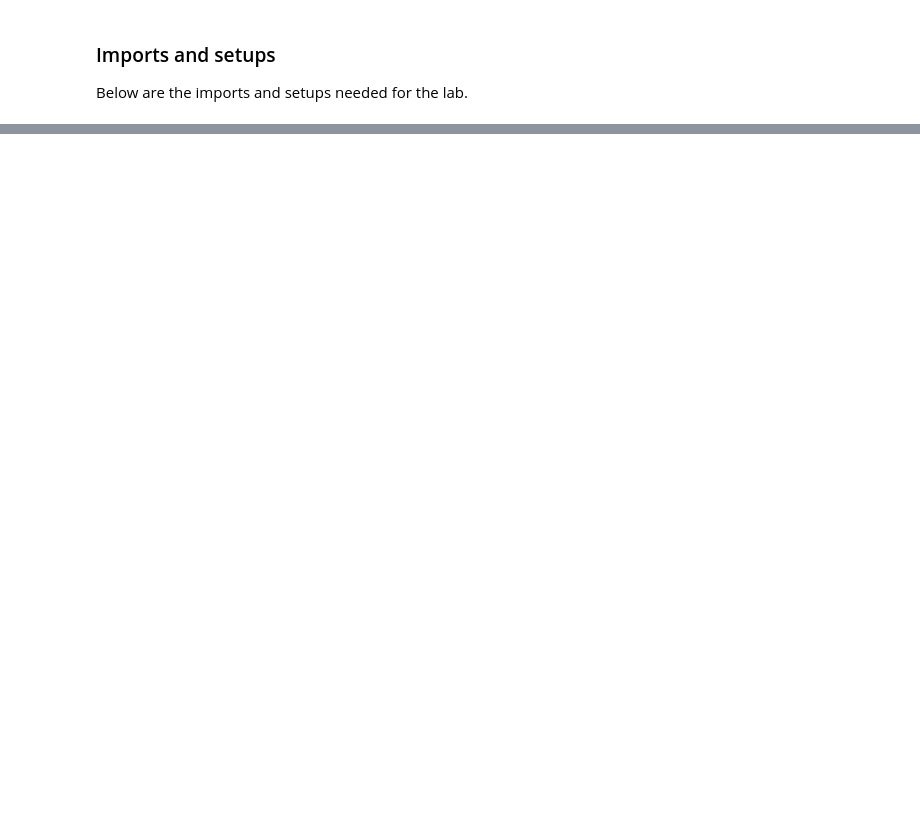
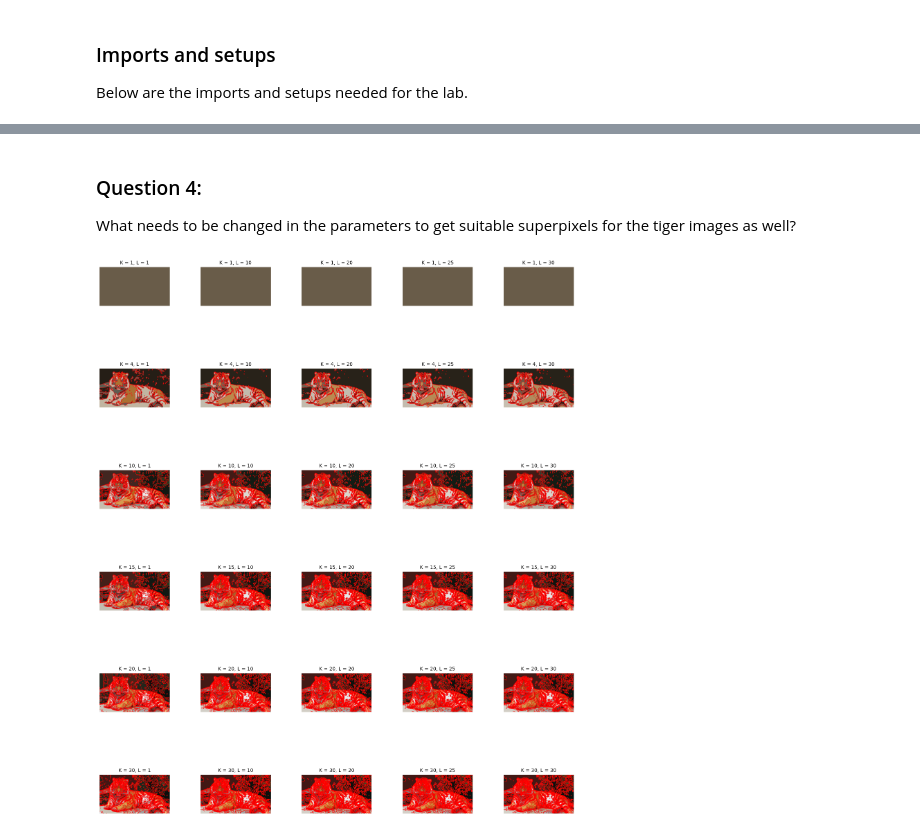
Before and after one commit to RakinAli/Computer-Vision-course, a Jupyter notebook: Labs/Lab 3/Rakin/main.ipynb, the cells around one changed output, grey strips where cells are left out. Saved outputs shown, nothing was run; the diff lists cells and outputs as text; code cells hidden in the pictures; blank space fills up the shorter version.

```diff
--- a/Labs/Lab 3/Rakin/main.ipynb
+++ b/Labs/Lab 3/Rakin/main.ipynb
@@ -58,0 +233,47 @@ Create a function in python that implements the K-means clustering algorithm.
+# %% [markdown]
+### Question 4:
+What needs to be changed in the parameters to get suitable superpixels for the tiger images as well?
+# %%
+def q4():
+    K = [1, 4, 10, 15, 20, 30]  # number of clusters used
+    L = [1, 10, 20, 25, 30]  # number of iterations
+    seed = 14  # seed used for random initialization
+    scale_factor = 0.5  # image downscale factor
+    image_sigma = 1.0  # image preblurring scale
+    image_list = []
+
+    img = Image.open("Images-jpg/tiger1.jpg")
+    img = img.resize((int(img.size[0] * scale_factor), int(img.size[1] * scale_factor)))
+
+    h = ImageFilter.GaussianBlur(image_sigma)
+    I = np.asarray(img.filter(ImageFilter.GaussianBlur(image_sigma))).astype(np.float32)
+
+    for K_values in K:
+        for L_values in L:
+            segmentation, centers = kmeans_segm(I, K_values, L_values, seed)
+            Inew = mean_segments(I, segmentation)
+            if True:
+                Inew = overlay_bounds(Inew, segmentation)
+                input_image = Image.fromarray(Inew.astype(np.ubyte))
+            image_list.append(input_image)
+
+    # Improved plot layout
+    fig, axs = plt.subplots(
+        6, 5, figsize=(15, 18)
+    )  # Adjusted figure size for better spacing
+    fig.tight_layout(pad=3.0)  # Increased padding between plots
+
+    # Populating the subplots with images and titles
+    for i in range(6):
+        for j in range(5):
+            axs[i, j].imshow(image_list[i * 5 + j])
+            axs[i, j].set_title(
+                "K = {}, L = {}".format(K[i], L[j]), fontsize=10
+            )  # Smaller font size for titles
+            axs[i, j].axis("off")  # Remove axis for cleaner look
+    # Show the plot
+    plt.show()
+
+q4()
+# %% [output]
+[figure, added]
```
Also changed, not shown: parts of 11 cells of this notebook, 1 other file.
